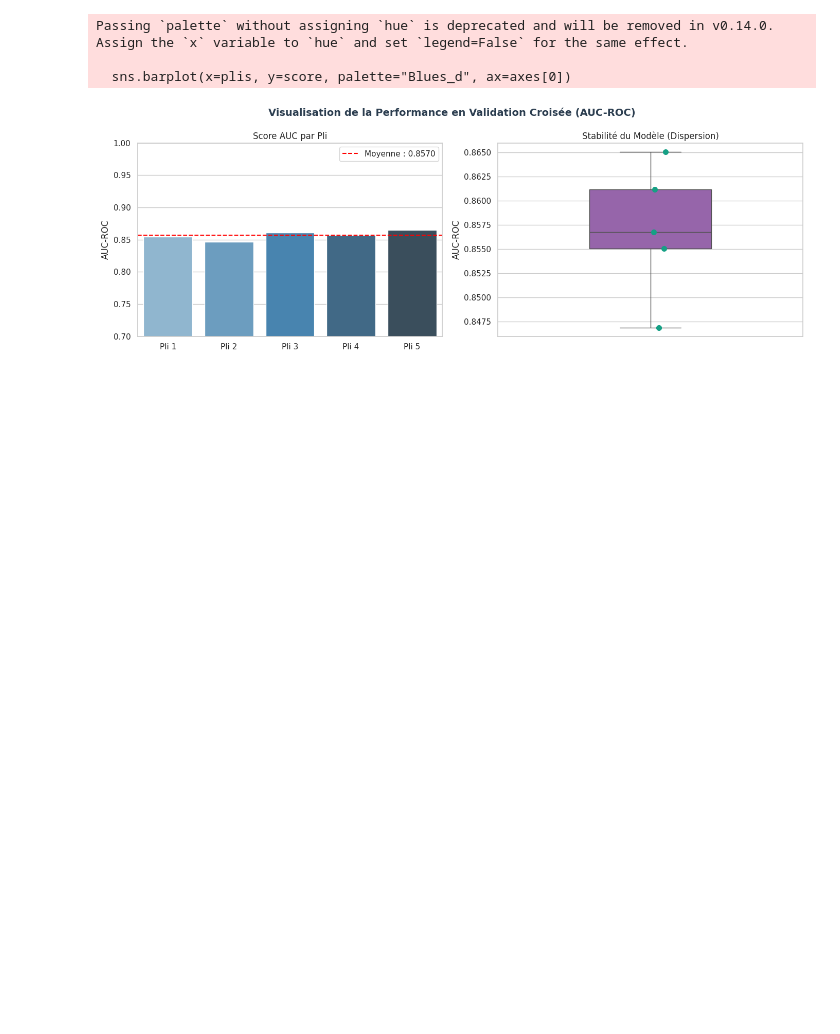
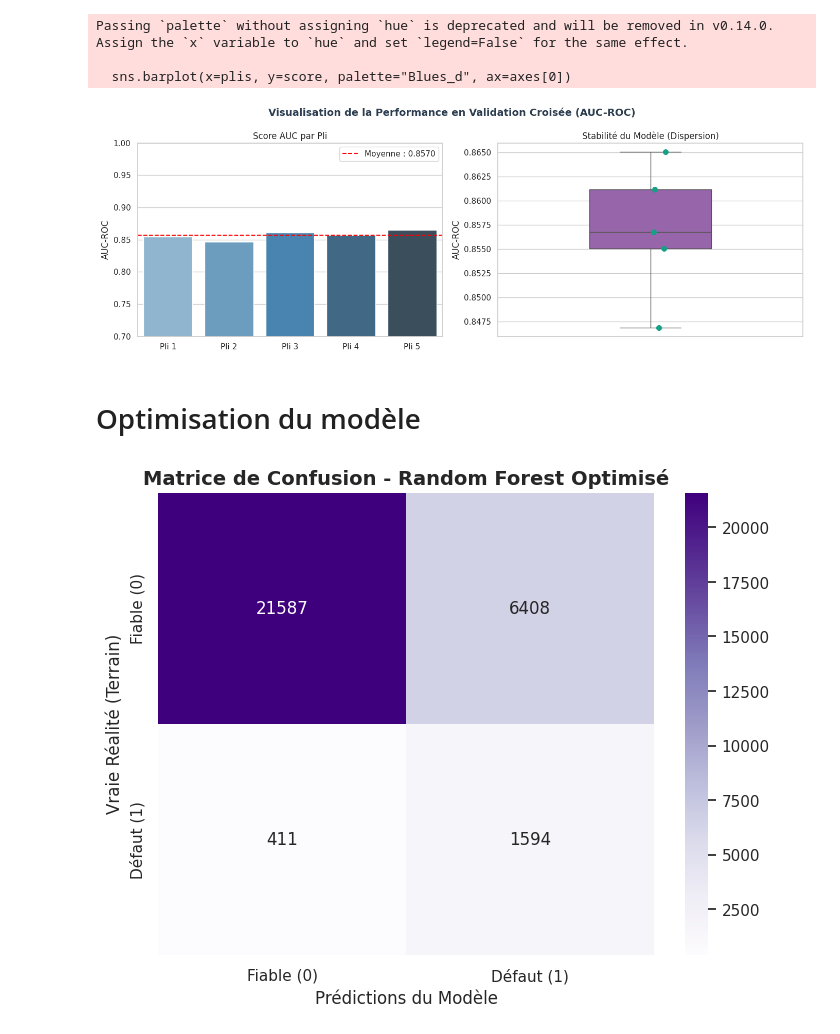
Before and after one commit to jarviscanada/jarvis_data_eng_IvanNgoudjo, a Jupyter notebook: credit_score/model/score_credit.ipynb, the cells around one changed output. Saved outputs shown, nothing was run; the diff lists cells and outputs as text; code cells hidden in the pictures; blank space fills up the shorter version.

Commit message:
Optimisation du model

```diff
--- a/credit_score/model/score_credit.ipynb
+++ b/credit_score/model/score_credit.ipynb
@@ -407,3 +407,40 @@ Passing `palette` without assigning `hue` is deprecated and will be removed in v
 
   sns.barplot(x=plis, y=score, palette="Blues_d", ax=axes[0])
 [figure]
+# %% [markdown]
+# Optimisation du modèle
+# %%
+param_grid = {
+    'max_depth': [5, 10, 15],
+    'n_estimators': [50, 100, 200]
+}
+
+# 2. Configuration de la recherche par grille avec notre stratégie 'cv' (StratifiedKFold)
+grid_search = GridSearchCV(
+    estimator=model, # Ton modèle Random Forest actuel
+    param_grid=param_grid,
+    cv=cv,           # Ta validation croisée à 5 plis
+    scoring='roc_auc',
+    n_jobs=-1        # Utilise tous les c?urs de ton processeur
+)
+
+# 3. Entraînement et optimisation automatique
+grid_search.fit(X_train, Y_train)
+# 5. Extraction du meilleur modèle optimisé
+best_rf_model = grid_search.best_estimator_
+
+# 6. Évaluation finale sur le Test Set avec le modèle optimisé
+y_pred_opt = best_rf_model.predict(X_test)
+cm_opt = confusion_matrix(Y_test, y_pred_opt)
+
+# 7. Affichage de la nouvelle Matrice de Confusion
+plt.figure(figsize=(8, 6))
+sns.heatmap(cm_opt, annot=True, fmt="d", cmap="Purples",
+            xticklabels=['Fiable (0)', 'Défaut (1)'],
+            yticklabels=['Fiable (0)', 'Défaut (1)'])
+plt.title("Matrice de Confusion - Random Forest Optimisé", fontsize=14, fontweight='bold')
+plt.xlabel("Prédictions du Modèle")
+plt.ylabel("Vraie Réalité (Terrain)")
+plt.show()
+# %% [output]
+[figure, added]
```
Also changed, not shown: parts of 1 cell of this notebook.
